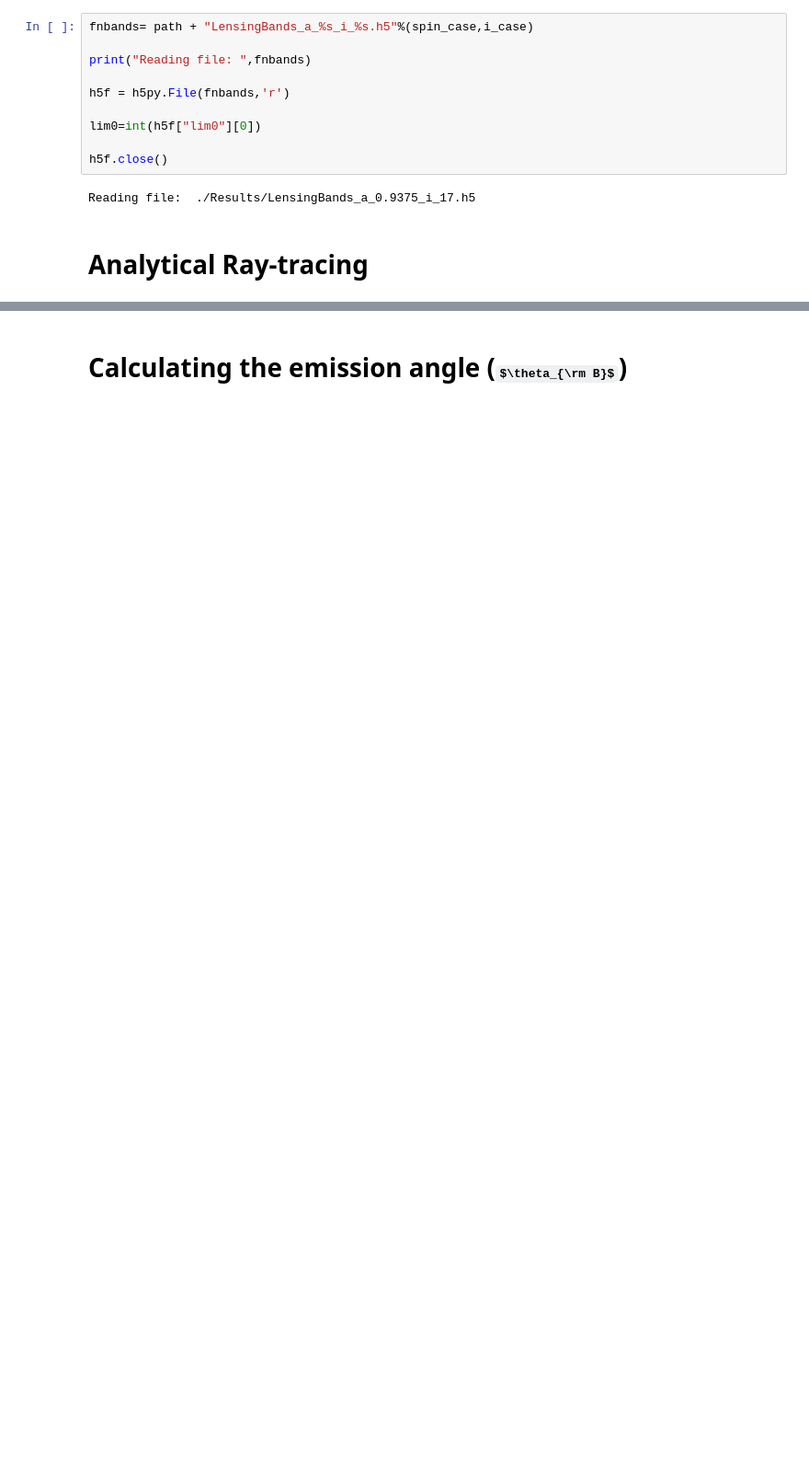
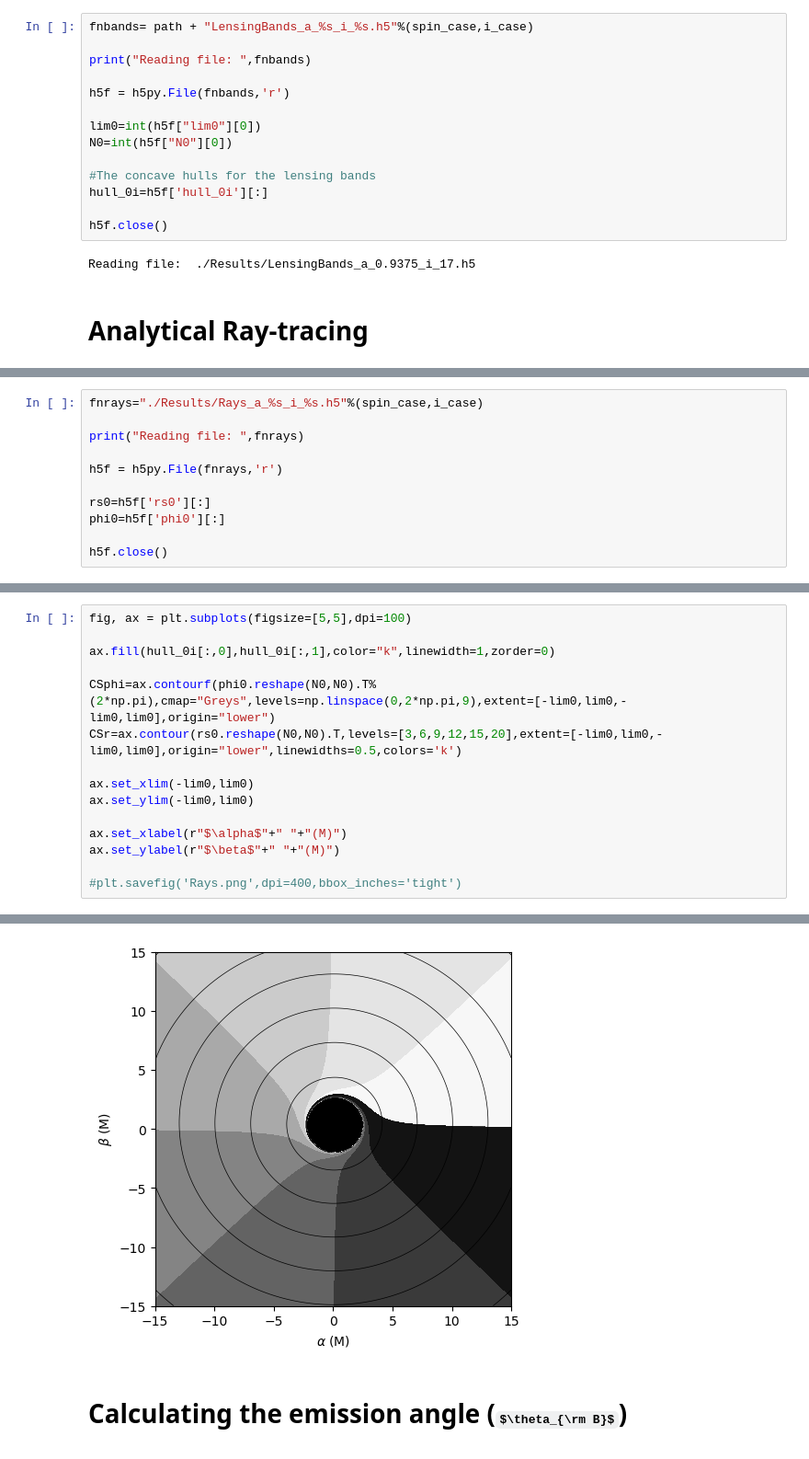
Before and after one commit to iAART/AstroModels, a Jupyter notebook: ExampleMultiFrequency.ipynb, the cells around one changed output, grey strips where cells are left out. Shown at 92% size. Drawn from its saved outputs; the diff is of its cells as text; some formulas as TeX source; blank space fills up the shorter version.

```diff
--- a/ExampleMultiFrequency.ipynb
+++ b/ExampleMultiFrequency.ipynb
@@ -38,6 +36,10 @@ print("Reading file: ",fnbands)
 h5f = h5py.File(fnbands,'r')
 
 lim0=int(h5f["lim0"][0])
+N0=int(h5f["N0"][0])
+
+#The concave hulls for the lensing bands
+hull_0i=h5f['hull_0i'][:]
 
 h5f.close()
 # %% [output]
@@ -59,0 +64,11 @@ Wall time: 40.2 s
+# %%
+fnrays="./Results/Rays_a_%s_i_%s.h5"%(spin_case,i_case)
+
+print("Reading file: ",fnrays)
+
+h5f = h5py.File(fnrays,'r')
+
+rs0=h5f['rs0'][:]
+phi0=h5f['phi0'][:]
+
+h5f.close()
@@ -59,0 +77,16 @@ Wall time: 40.2 s
+# %%
+fig, ax = plt.subplots(figsize=[5,5],dpi=100)
+
+ax.fill(hull_0i[:,0],hull_0i[:,1],color="k",linewidth=1,zorder=0)
+
+CSphi=ax.contourf(phi0.reshape(N0,N0).T%(2*np.pi),cmap="Greys",levels=np.linspace(0,2*np.pi,9),extent=[-lim0,lim0,-lim0,lim0],origin="lower")
+CSr=ax.contour(rs0.reshape(N0,N0).T,levels=[3,6,9,12,15,20],extent=[-lim0,lim0,-lim0,lim0],origin="lower",linewidths=0.5,colors='k')
+
+ax.set_xlim(-lim0,lim0)
+ax.set_ylim(-lim0,lim0)
+
+ax.set_xlabel(r"$\alpha$"+" "+"(M)")
+ax.set_ylabel(r"$\beta$"+" "+"(M)")
+
+#plt.savefig('Rays.png',dpi=400,bbox_inches='tight')
+# %% [output]
@@ -60,3 +94,4 @@ Wall time: 40.2 s
+[figure, added]
 # %% [markdown]
 # Calculating the emission angle ($\theta_{\rm B}$)
 # %%
```
Also changed, not shown: parts of 16 cells of this notebook, 9 other files.
